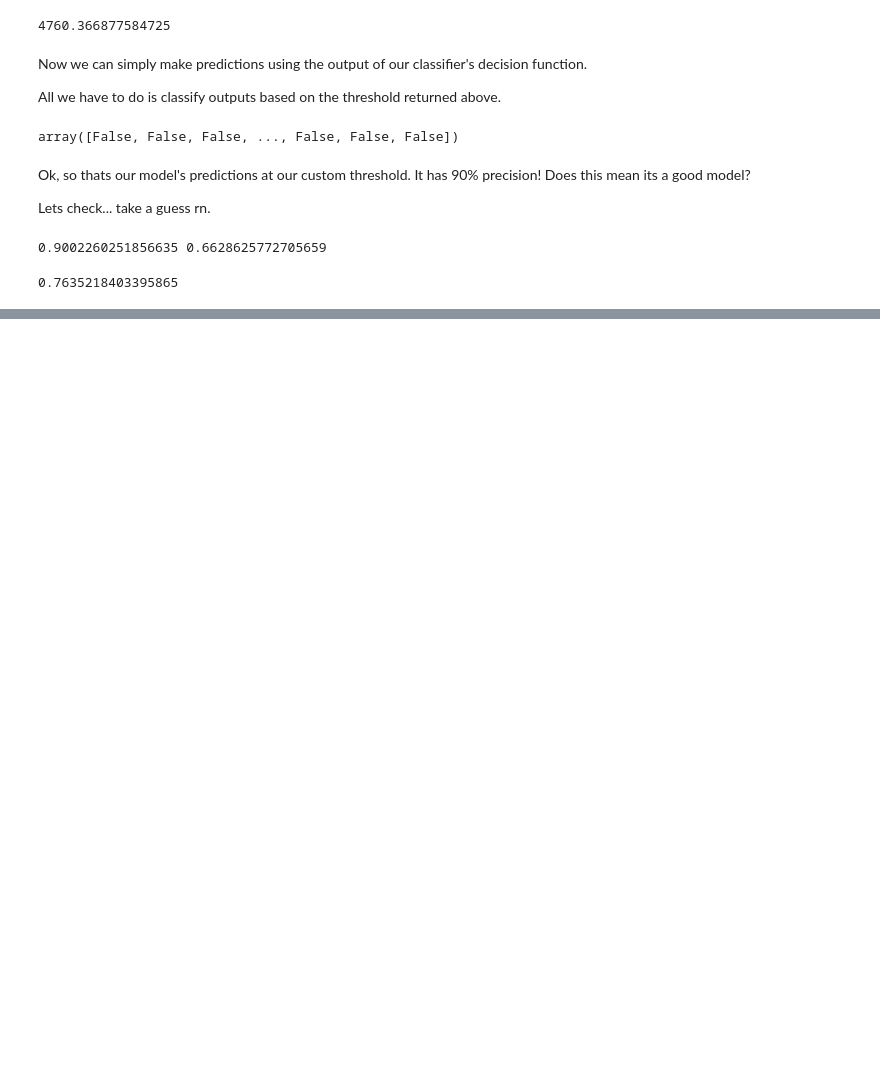
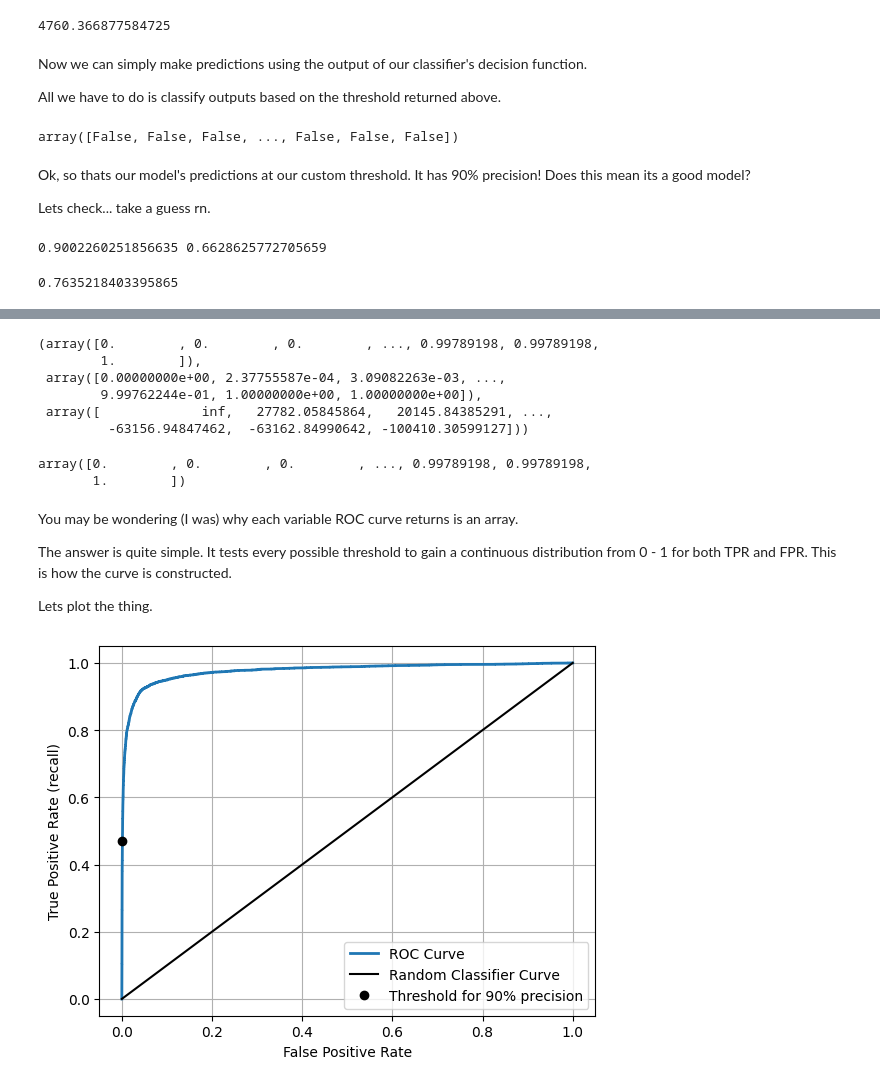
Before and after one commit to philbeet/ClassificationMNIST, a Jupyter notebook: binary-classif.ipynb, the cells around one changed output, grey strips where cells are left out. Cells and saved outputs as stored; diff of their text form; code cells hidden in the pictures; blank space fills up the shorter version.

Commit message:
ROC Curve, compare SGD vs RF

```diff
--- a/binary-classif.ipynb
+++ b/binary-classif.ipynb
@@ -354,0 +366,36 @@ Always remember, if *if someone says LETS GET 99% PRECISION, ask yourself, **at
+# %%
+from sklearn.metrics import roc_curve
+
+fpr, tpr, thresholds = roc_curve(y_train_5, y_scores)
+# %% [output]
+(array([0.        , 0.        , 0.        , ..., 0.99789198, 0.99789198,
+        1.        ]),
+ array([0.00000000e+00, 2.37755587e-04, 3.09082263e-03, ...,
+        9.99762244e-01, 1.00000000e+00, 1.00000000e+00]),
+ array([             inf,   27782.05845864,   20145.84385291, ...,
+         -63156.94847462,  -63162.84990642, -100410.30599127]))
+# %%
+fpr
+# %% [output]
+array([0.        , 0.        , 0.        , ..., 0.99789198, 0.99789198,
+       1.        ])
+# %% [markdown]
+You may be wondering (I was) why each variable ROC curve returns is an array.
+
+The answer is quite simple. It tests every possible threshold to gain a continuous distribution from 0 - 1 for both TPR and FPR. This is how the curve is constructed.
+
+Lets plot the thing.
+# %%
+idx_thresh_90_prec = (thresholds <= threshold_for_90_precision).argmax()
+tpr_90, fpr_90 = tpr[idx_thresh_90_prec], fpr[idx_thresh_90_prec]
+
+plt.plot(fpr, tpr, linewidth=2, label='ROC Curve')
+plt.plot([0,1], [0,1], 'k', label='Random Classifier Curve')
+plt.plot([fpr_90], [tpr_90], 'ko', label='Threshold for 90% precision')
+plt.xlabel("False Positive Rate")
+plt.ylabel("True Positive Rate (recall)")
+plt.legend()
+plt.grid()
+plt.show()
+# %% [output]
+[figure, added]
```
Also changed, not shown: parts of 12 cells of this notebook.
